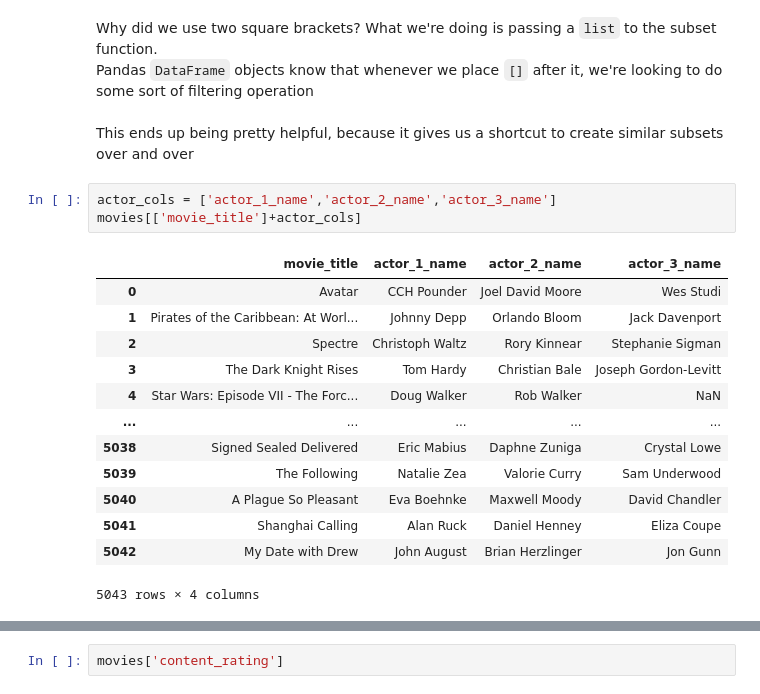
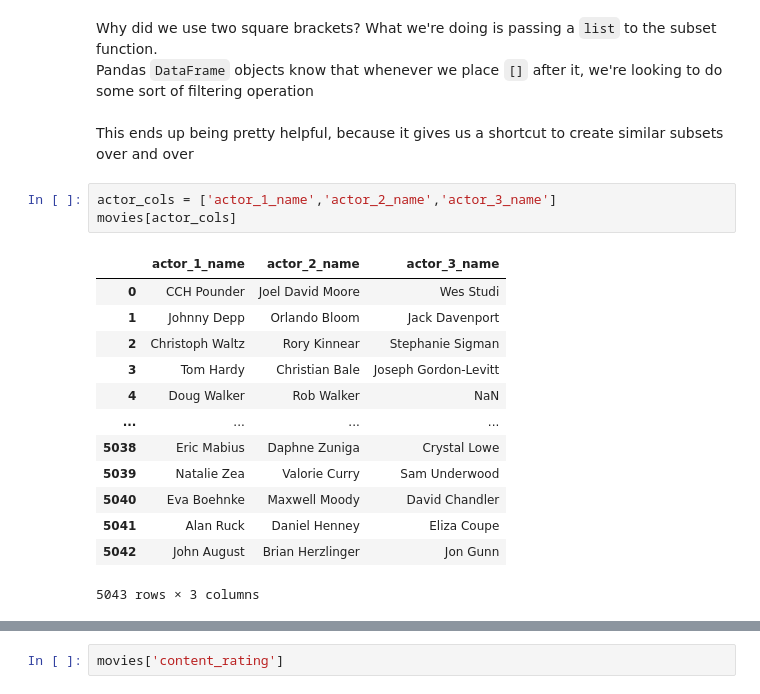
Before and after one commit to ishaandey/node, a Jupyter notebook: week-2/pandas_key.ipynb, the cells around one changed output, grey strips where cells are left out. Cells and saved outputs as stored; diff of their text form.

```diff
--- a/week-2/pandas_key.ipynb
+++ b/week-2/pandas_key.ipynb
@@ -158,18 +158,18 @@ Why did we use two square brackets? What we're doing is passing a `list` to the
 <br><br> This ends up being pretty helpful, because it gives us a shortcut to create similar subsets over and over
 # %%
 actor_cols = ['actor_1_name','actor_2_name','actor_3_name']
-movies[['movie_title']+actor_cols]
+movies[actor_cols]
 # %% [output]
-|  | movie_title | actor_1_name | actor_2_name | actor_3_name |
-| 0 | Avatar | CCH Pounder | Joel David Moore | Wes Studi |
-| 1 | Pirates of the Caribbean: At Worl... | Johnny Depp | Orlando Bloom | Jack Davenport |
-| 2 | Spectre | Christoph Waltz | Rory Kinnear | Stephanie Sigman |
-| 3 | The Dark Knight Rises | Tom Hardy | Christian Bale | Joseph Gordon-Levitt |
-| 4 | Star Wars: Episode VII - The Forc... | Doug Walker | Rob Walker | NaN |
-| ... | ... | ... | ... | ... |
-| 5038 | Signed Sealed Delivered | Eric Mabius | Daphne Zuniga | Crystal Lowe |
-| 5039 | The Following | Natalie Zea | Valorie Curry | Sam Underwood |
-| 5040 | A Plague So Pleasant | Eva Boehnke | Maxwell Moody | David Chandler |
-| 5041 | Shanghai Calling | Alan Ruck | Daniel Henney | Eliza Coupe |
-| 5042 | My Date with Drew | John August | Brian Herzlinger | Jon Gunn |
+|  | actor_1_name | actor_2_name | actor_3_name |
+| 0 | CCH Pounder | Joel David Moore | Wes Studi |
+| 1 | Johnny Depp | Orlando Bloom | Jack Davenport |
+| 2 | Christoph Waltz | Rory Kinnear | Stephanie Sigman |
+| 3 | Tom Hardy | Christian Bale | Joseph Gordon-Levitt |
+| 4 | Doug Walker | Rob Walker | NaN |
+| ... | ... | ... | ... |
+| 5038 | Eric Mabius | Daphne Zuniga | Crystal Lowe |
+| 5039 | Natalie Zea | Valorie Curry | Sam Underwood |
+| 5040 | Eva Boehnke | Maxwell Moody | David Chandler |
+| 5041 | Alan Ruck | Daniel Henney | Eliza Coupe |
+| 5042 | John August | Brian Herzlinger | Jon Gunn |
-5043 rows × 4 columns
+5043 rows × 3 columns
```
Also changed, not shown: parts of 42 cells of this notebook.
